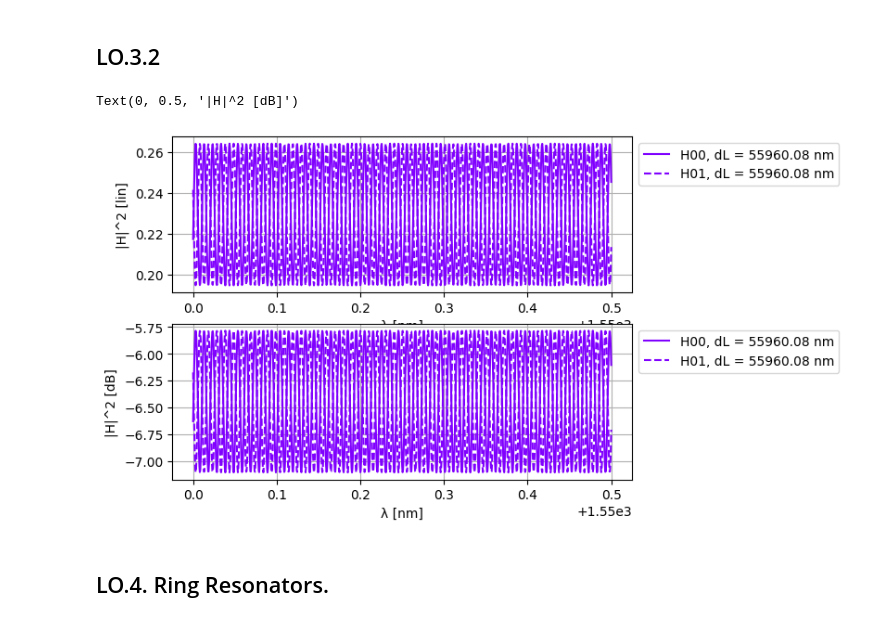
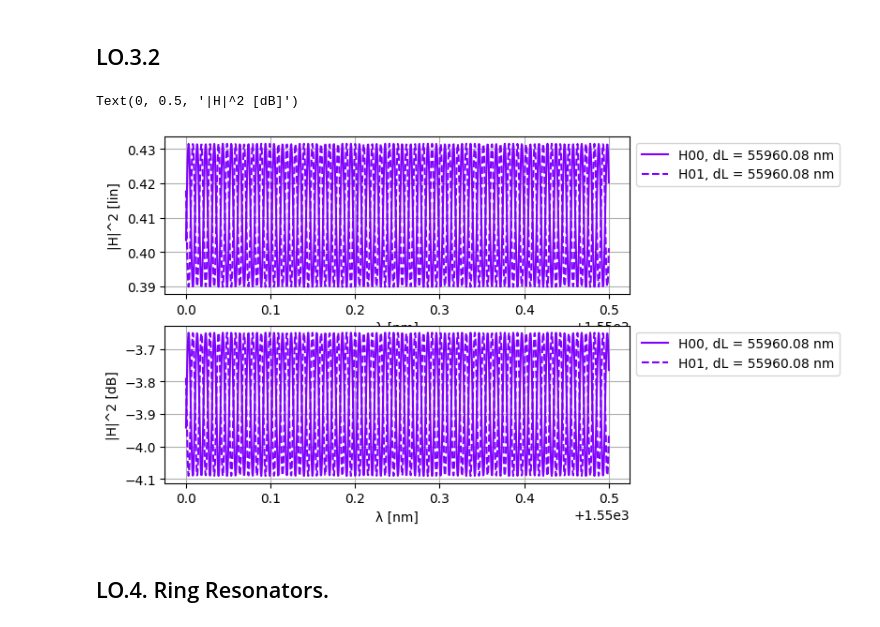
Before and after one commit to antpial/cifoin-lab3, a Jupyter notebook: CIRCUITS_&_COMPACT_MODELS.ipynb, the cells around one changed output. Drawn from its saved outputs; the diff is of its cells as text; code cells hidden in the pictures.

```diff
--- a/CIRCUITS_&_COMPACT_MODELS.ipynb
+++ b/CIRCUITS_&_COMPACT_MODELS.ipynb
@@ -483,42 +483,43 @@ fig, ax = plt.subplots(2,1)
 for i, delta_l in enumerate(delta_l_v):
 
 # CASE 2: Symulacja dla Ka = 0.1, Kb = 0.5
+
     mzi_test = mzi(
         wl=wl,
         wvg_S={"length": l_base, **wvg_params},
         wvg_N={"length": l_base+delta_l, **wvg_params},
-        Ka=0.1,
-        Kb=0.5
+        coup_E={"coupling": 0.1},  # Ka )
+        coup_W={"coupling": 0.5}   # Kb
     )
 
     # Simulate MZI with given length difference
     # We can access the waveguide lengths by using the instance names defined in the circuit
     # First we instantiate the MZI with the desired lengths
     # mzi_test = mzi(wl=wl, wvg_S={"length": l_base}, wvg_N={"length": l_base+delta_l})
     # Then we can extract the S-parameters using the port names defined in the circuit
     H00 = mzi_test["in0", "out0"]
     H01 = mzi_test["in0", "out1"]
 
     H00_dB = 10.0*jnp.log10(np.abs(H00) ** 2)
     H01_dB = 10.0*jnp.log10(np.abs(H01) ** 2)
 
     ax[0].plot(wl * 1e3, np.abs(H00)**2, linestyle="-", color=color[i], label=f"H00, dL = {delta_l:.2f} nm")
     ax[0].plot(wl * 1e3, np.abs(H01)**2, linestyle="--", color=color[i], label=f"H01, dL = {delta_l:.2f} nm")
 
     ax[1].plot(wl * 1e3, H00_dB, linestyle="-", color=color[i], label=f"H00, dL = {delta_l:.2f} nm")
     ax[1].plot(wl * 1e3, H01_dB, linestyle="--", color=color[i], label=f"H01, dL = {delta_l:.2f} nm")
 
 for i in range(0,2):
     ax[i].grid(visible=True)
     ax[i].legend(fontsize=8)
     ax[i].set_xlabel("λ [nm]")
     ax[i].legend(loc='upper left', bbox_to_anchor=(1, 1))
 
 ax[0].set_ylabel("|H|^2 [lin]")
 ax[1].set_ylabel("|H|^2 [dB]")
 # %% [output]
 Text(0, 0.5, '|H|^2 [dB]')
-[figure, old version]
+[figure, new version]
 # %% [markdown]
 ## LO.4. Ring Resonators.
 # %% [markdown]
```
Also changed, not shown: parts of 13 cells of this notebook.
